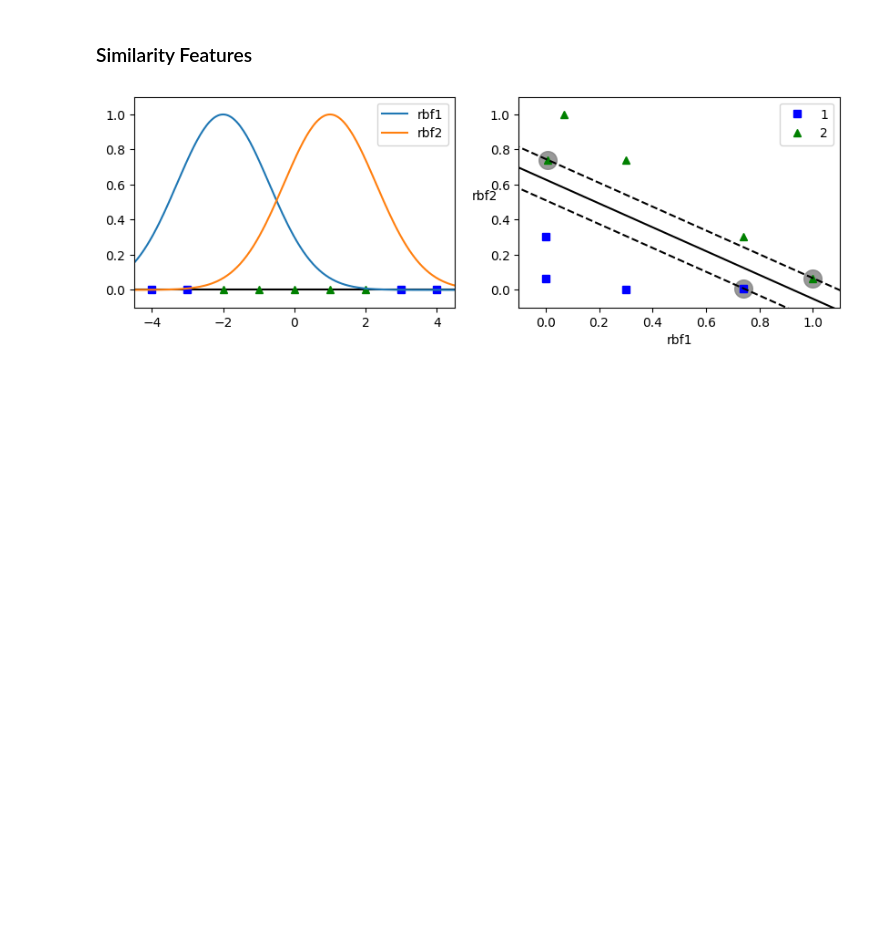
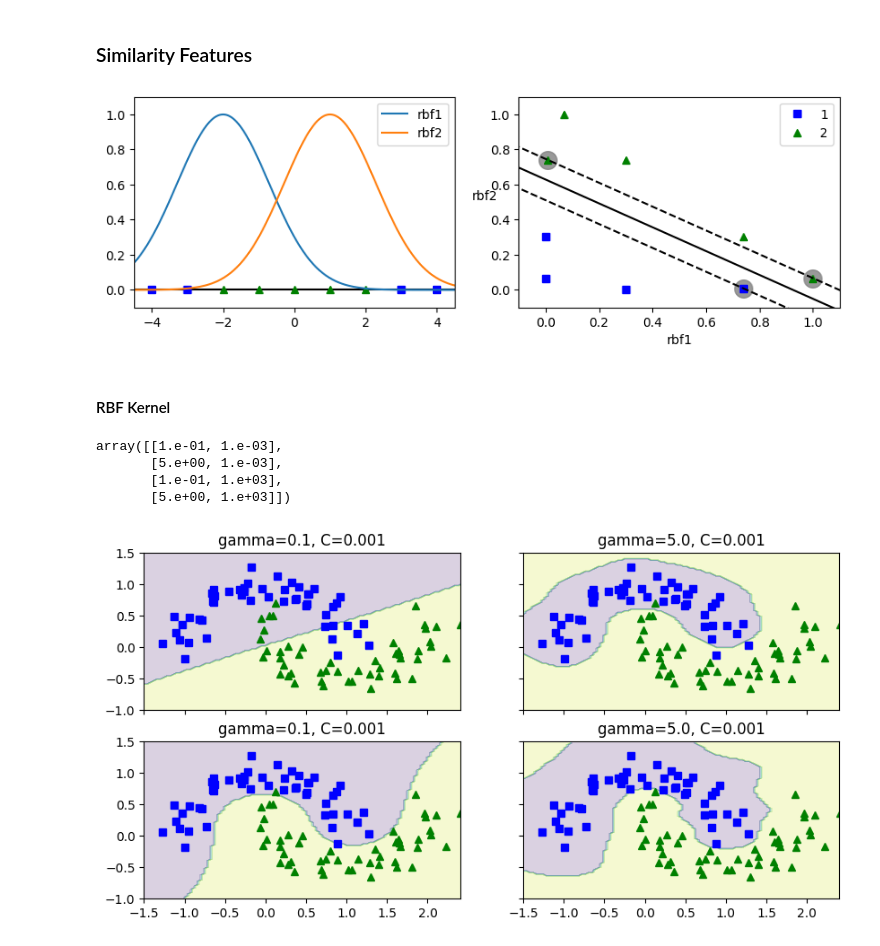
Before and after one commit to Zane-dev16/Support-Vector-Machines, a Jupyter notebook: notebooks/SVMs.ipynb, the cells around one changed output. Saved outputs shown, nothing was run; the diff lists cells and outputs as text; code cells hidden in the pictures; blank space fills up the shorter version.

Commit message:
Plot rbf kernel SVM with different args

```diff
--- a/notebooks/SVMs.ipynb
+++ b/notebooks/SVMs.ipynb
@@ -245,3 +245,33 @@ plt.legend(loc="upper right")
 plt.show()
 # %% [output]
 [figure]
+# %% [markdown]
+#### RBF Kernel
+# %%
+gammas = np.array([0.1, 5])
+Cs = np.array([0.001, 1000])
+
+gamma_mesh, C_mesh = np.meshgrid(gammas, Cs)
+arg_sets = np.c_[gamma_mesh.ravel(), C_mesh.ravel()]
+# %% [output]
+array([[1.e-01, 1.e-03],
+       [5.e+00, 1.e-03],
+       [1.e-01, 1.e+03],
+       [5.e+00, 1.e+03]])
+# %%
+fig, axs = plt.subplots(2, 2, sharex=True, sharey=True, figsize=(10, 5))
+
+for ax, arg_set in zip(np.ravel(axs), arg_sets):
+     plt.sca(ax)
+     gamma = arg_set[0]
+     C = arg_set[1]
+     rbf_kernel_svm_clf = make_pipeline(StandardScaler(),
+                                        SVC(kernel="rbf", gamma=gamma, C=C))
+     rbf_kernel_svm_clf.fit(X, y)
+
+     plt.title(f"gamma={gamma}, C={0.001}")
+     plot_moons(X, y)
+     plot_predictions(rbf_kernel_svm_clf)
+plt.show()
+# %% [output]
+[figure, added]
```
